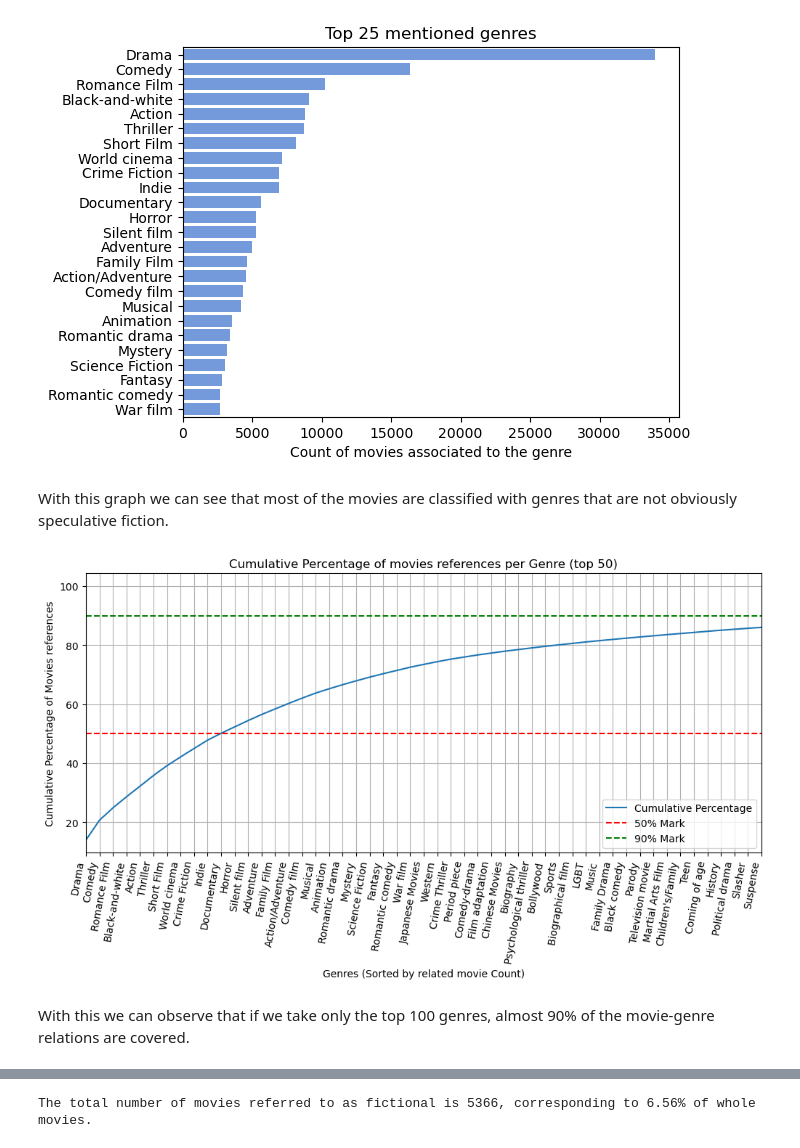
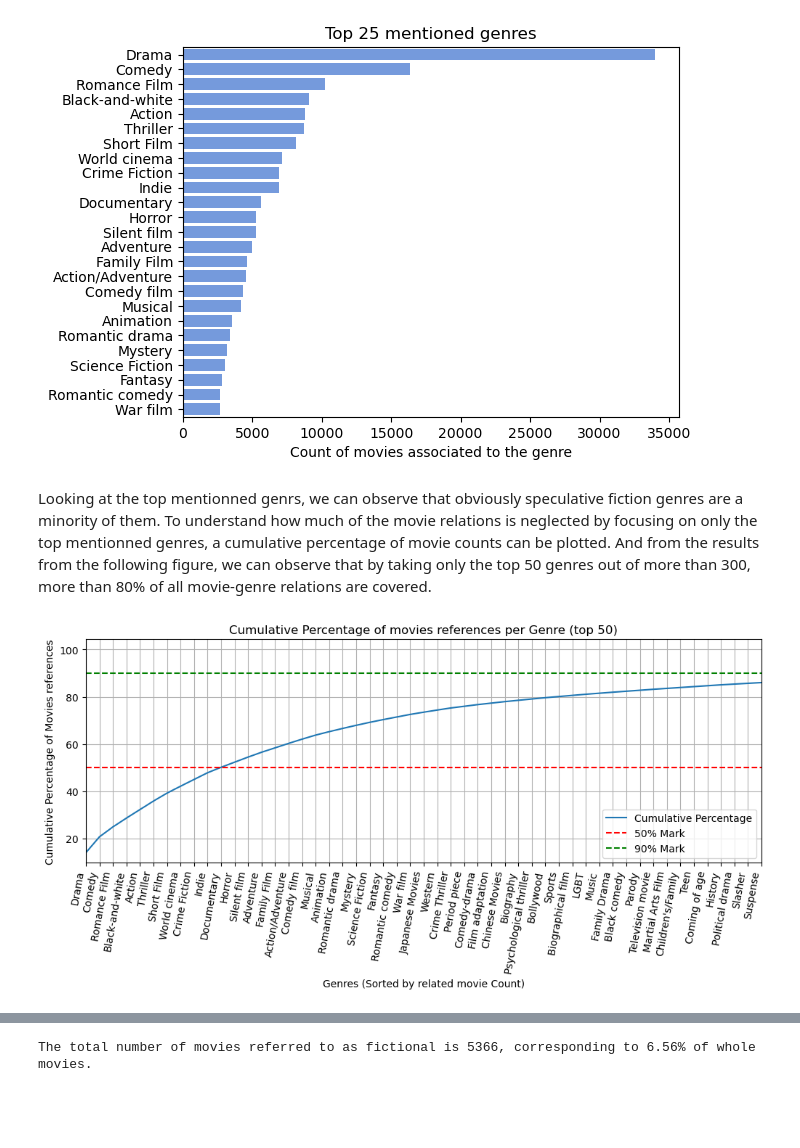
Before and after one commit to epfl-ada/ada-2023-project-thepiratesofthestreet, a Jupyter notebook: milestone2.ipynb, the cells around one changed output, grey strips where cells are left out. Drawn from its saved outputs; the diff is of its cells as text; code cells hidden in the pictures; blank space fills up the shorter version.

Commit message:
cleaning folder and new files

```diff
--- a/milestone2.ipynb
+++ b/milestone2.ipynb
@@ -27,10 +28,10 @@ movie_column_names = ['Wikipedia_movie_ID',
                 'movie_countries',
                 'movie_genres']
 
-file_path = r'C:\Users\Cyrill\Documents\ada\project\project data\extracted data'
+folder_path = os.path.abspath('MovieSummaries')
 
-df_movies = pd.read_csv(file_path + "\movie.metadata.tsv", delimiter='\t', names = movie_column_names)
-df_summaries = pd.read_csv(file_path + '\plot_summaries.txt', delimiter='\t', names=['Wikipedia_movie_ID', 'movie_summary'])
+df_movies = pd.read_csv(os.path.join(folder_path, "movie.metadata.tsv"), delimiter='\t', names = movie_column_names)
+df_summaries = pd.read_csv(os.path.join(folder_path, "plot_summaries.txt"), delimiter='\t', names=['Wikipedia_movie_ID', 'movie_summary'])
 # %% [markdown]
 #### Processing a relational table to link every movies to every genre
 
@@ -135,29 +121,29 @@ plt.xlabel("Count of movies associated to the genre")
 # %% [output]
 Text(0.5, 0, 'Count of movies associated to the genre')
 [figure]
-# %% [markdown]
-With this graph we can see that most of the movies are classified with genres that are not obviously speculative fiction.
+# %% [markdown]
+Looking at the top mentionned genrs, we can observe that obviously speculative fiction genres are a minority of them. To understand how much of the movie relations is neglected by focusing on only the top mentionned genres, a cumulative percentage of movie counts can be plotted. And from the results from the following figure, we can observe that by taking only the top 50 genres out of more than 300, more than 80% of all movie-genre relations are covered.
 # %%
-# Plot a cumulative percentage of movies by genre
-plt.figure(figsize=(12, 5))
-plt.plot((unique_genres['movie_count'].cumsum() / unique_genres['movie_count'].sum()) * 100,
+# Get the cumulative percentage of movie count by top-sorted genres
+genre_cumu_moviecount = unique_genres['movie_count'].cumsum() / unique_genres['movie_count'].sum()
+
+# Plot the cumulative count as percent with each genre label (see dataframe index)
+plt.figure(figsize=(12, 4))
+plt.plot(genre_cumu_moviecount*100,
          label='Cumulative Percentage')
 plt.xticks(rotation=80, ha='right')
 plt.xlim([0,50])
 
 # Highlight the 50% and 90% mark
 plt.axhline(y=50, color='r', linestyle='--', label='50% Mark')
 plt.axhline(y=90, color='g', linestyle='--', label='90% Mark')
 
-# Set labels and title
 plt.xlabel('Genres (Sorted by related movie Count)')
 plt.ylabel('Cumulative Percentage of Movies references')
 plt.title('Cumulative Percentage of movies references per Genre (top 50)')
 plt.legend()
 plt.grid(True)
 plt.show()
 # %% [output]
-[figure, old version]
+[figure, new version]
-# %% [markdown]
-With this we can observe that if we take only the top 100 genres, almost 90% of the movie-genre relations are covered.
 # %% [markdown]
```
Also changed, not shown: parts of 27 cells of this notebook, 4 other files.
